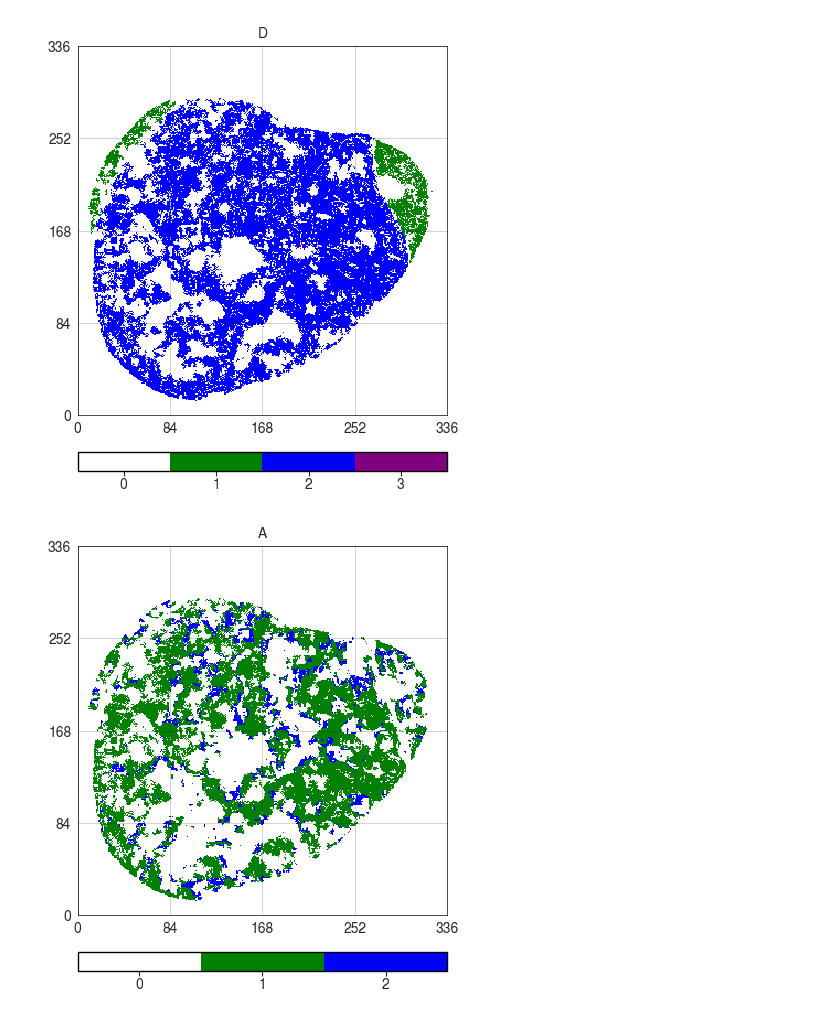
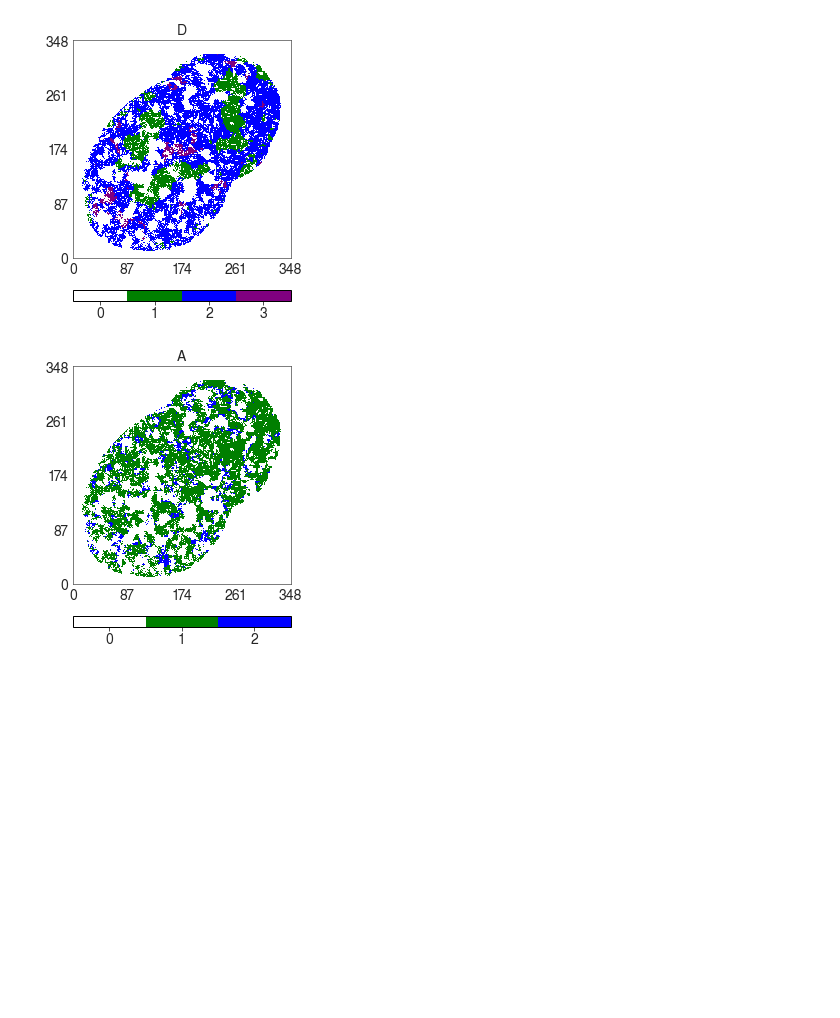
Before and after one commit to marwan-abdellah/hidpy, a Jupyter notebook: notebooks/03-hidpy-stage-2.ipynb, the cells around one changed output. Saved outputs shown, nothing was run; the diff lists cells and outputs as text; code cells hidden in the pictures; blank space fills up the shorter version.

```diff
--- a/notebooks/03-hidpy-stage-2.ipynb
+++ b/notebooks/03-hidpy-stage-2.ipynb
@@ -2,7 +2,6 @@
 ## Deconvolution into discrete subpopulations using a general mixture model (GMM)
 
 ## Imports and variables
-
 import glob
 import os
 import sys
@@ -17,11 +16,10 @@ from deconvolution import applyGMM_functions
 from deconvolution import applyGMMconstrained_fitout_functions
 from deconvolution import importDeconvolutionGMM
 
-
 BayesMat={} # Dictionary with all the Bayes struct per cell
 numDist = 3 # Choose maximum number of distributions
 
-pathBayesCells='%s/../output-paper/vals' % os.getcwd()
+pathBayesCells='%s/../output-paper/u2os-h2bgfp-serum-3/100_ex_ex' % os.getcwd()
 parameters2decon=['D','A','V']
 
 nbins=20
@@ -42,8 +40,7 @@ for i in range(len(files)):
 listdir = files
 print(files)
 
-BayesMat=importDeconvolutionGMM.applyGMM_Multiple(listdir,parameters2decon,numDist) # Apply GMM
-
+BayesMat=importDeconvolutionGMM.apply_gmm_on_multiple_files(listdir,parameters2decon,numDist) # Apply GMM
 pathBayesCells_GMM_Multiple=pathBayesCells+'/GMM_Multiple/'
 
 try:
@@ -148,10 +141,10 @@ def generate_plots_stats_decon(BayesMatSel,param,pathBayesCells_Populations_Plot
 
     from matplotlib import colors, pyplot
     import seaborn
-    font_size = 10
+    font_size = 14
     import numpy
     seaborn.set_style("whitegrid")
-    pyplot.rcParams['axes.grid'] = 'True'
+    pyplot.rcParams['axes.grid'] = 'False'
     pyplot.rcParams['grid.linewidth'] = 0.5
     pyplot.rcParams['grid.color'] = 'black'
     pyplot.rcParams['grid.alpha'] = 0.25
@@ -222,7 +215,7 @@ def generate_plots_stats_decon(BayesMatSel,param,pathBayesCells_Populations_Plot
     ax.set_yticks(yticks)
 
     # Color-basr axis
-    cax = ax.inset_axes([0.00, -0.15, 1.0, 0.05])
+    cax = ax.inset_axes([0.00, -0.20, 1.0, 0.05])
 
     img1=ax.imshow(labels_map, interpolation='nearest', cmap=cmap,origin='lower')
     cbar=fig.colorbar(img1, cax=cax, ax=ax,spacing='proportional',orientation='horizontal',boundaries=[-0.5] + bounds[0:numPop+1] + [numPop+0.5])
@@ -253,2 +246,2 @@ WARNING: The output path [/ssd1/projects/hidpy/notebooks/../output-paper/vals/GM
-[figure, old version]
+[figure, new version]
-[figure, old version]
+[figure, new version]
```
Also changed, not shown: parts of 4 cells of this notebook, 2 other files.
